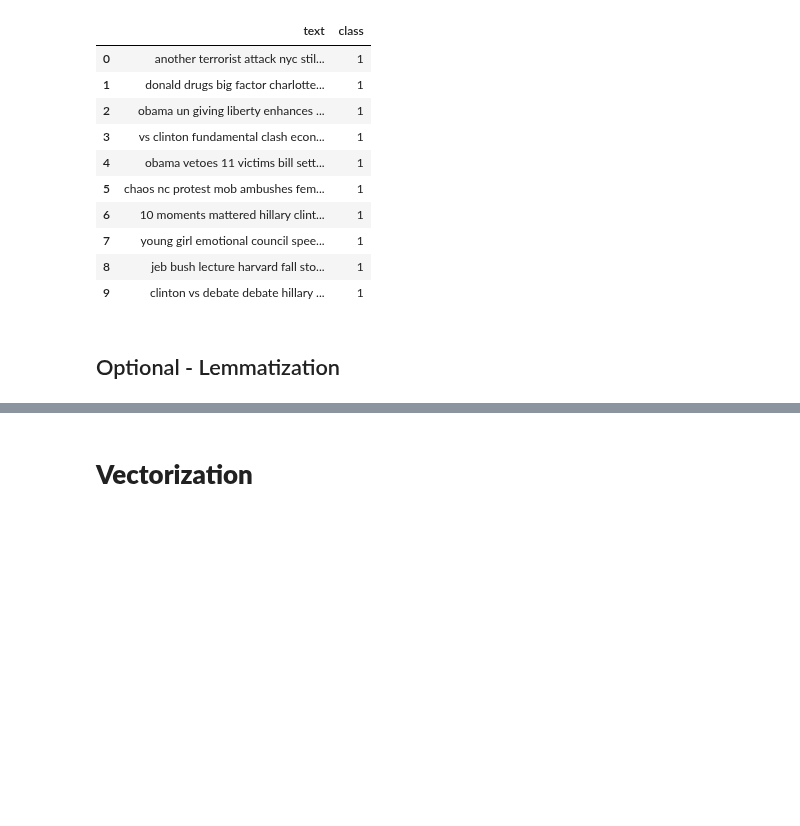
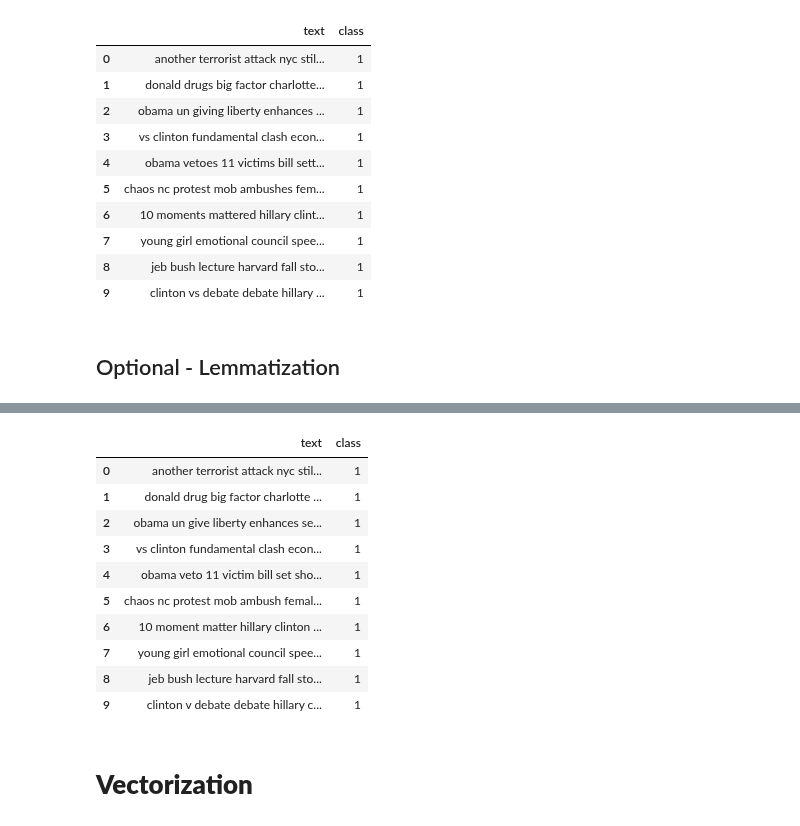
Before and after one commit to d-roland/Fake-news-detection, a Jupyter notebook: CS221_Fake_news_detection.ipynb, the cells around one changed output, grey strips where cells are left out. Cells and saved outputs as stored; diff of their text form; code cells hidden in the pictures; blank space fills up the shorter version.

```diff
--- a/CS221_Fake_news_detection.ipynb
+++ b/CS221_Fake_news_detection.ipynb
@@ -816,3 +797,53 @@ bert_dataset.head(10)
+# %%
+# OPTIONAL - Lemmatization while respecting the POS
+
+from nltk.corpus import wordnet
+from nltk.stem import WordNetLemmatizer
+
+lemmatizer = WordNetLemmatizer()
+
+# function to convert nltk tag to wordnet tag
+def nltk_tag_to_wordnet_tag(nltk_tag):
+    if nltk_tag.startswith('J'):
+        return wordnet.ADJ
+    elif nltk_tag.startswith('V'):
+        return wordnet.VERB
+    elif nltk_tag.startswith('N'):
+        return wordnet.NOUN
+    elif nltk_tag.startswith('R'):
+        return wordnet.ADV
+    else:
+        return None
+
+def lemmatize_sentence(sentence):
+    #tokenize the sentence and find the POS tag for each token
+    nltk_tagged = nltk.pos_tag(nltk.word_tokenize(sentence))
+    #tuple of (token, wordnet_tag)
+    wordnet_tagged = map(lambda x: (x[0], nltk_tag_to_wordnet_tag(x[1])), nltk_tagged)
+    lemmatized_sentence = []
+    for word, tag in wordnet_tagged:
+        if tag is None:
+            #if there is no available tag, append the token as is
+            lemmatized_sentence.append(lemmatizer.lemmatize(word))
+        else:
+            #else use the tag to lemmatize the token
+            lemmatized_sentence.append(lemmatizer.lemmatize(word, tag))
+    return " ".join(lemmatized_sentence)
+
+bert_dataset["text"] = bert_dataset["text"].apply(lambda text: lemmatize_sentence(text))
+bert_dataset.head(10)
+# %% [output]
+|  | text | class |
+| 0 | another terrorist attack nyc stil... | 1 |
+| 1 | donald drug big factor charlotte ... | 1 |
+| 2 | obama un give liberty enhances se... | 1 |
+| 3 | vs clinton fundamental clash econ... | 1 |
+| 4 | obama veto 11 victim bill set sho... | 1 |
+| 5 | chaos nc protest mob ambush femal... | 1 |
+| 6 | 10 moment matter hillary clinton ... | 1 |
+| 7 | young girl emotional council spee... | 1 |
+| 8 | jeb bush lecture harvard fall sto... | 1 |
+| 9 | clinton v debate debate hillary c... | 1 |
 # %% [markdown]
 # **Vectorization**
 # %% [markdown]
```
Also changed, not shown: parts of 3 cells of this notebook.
